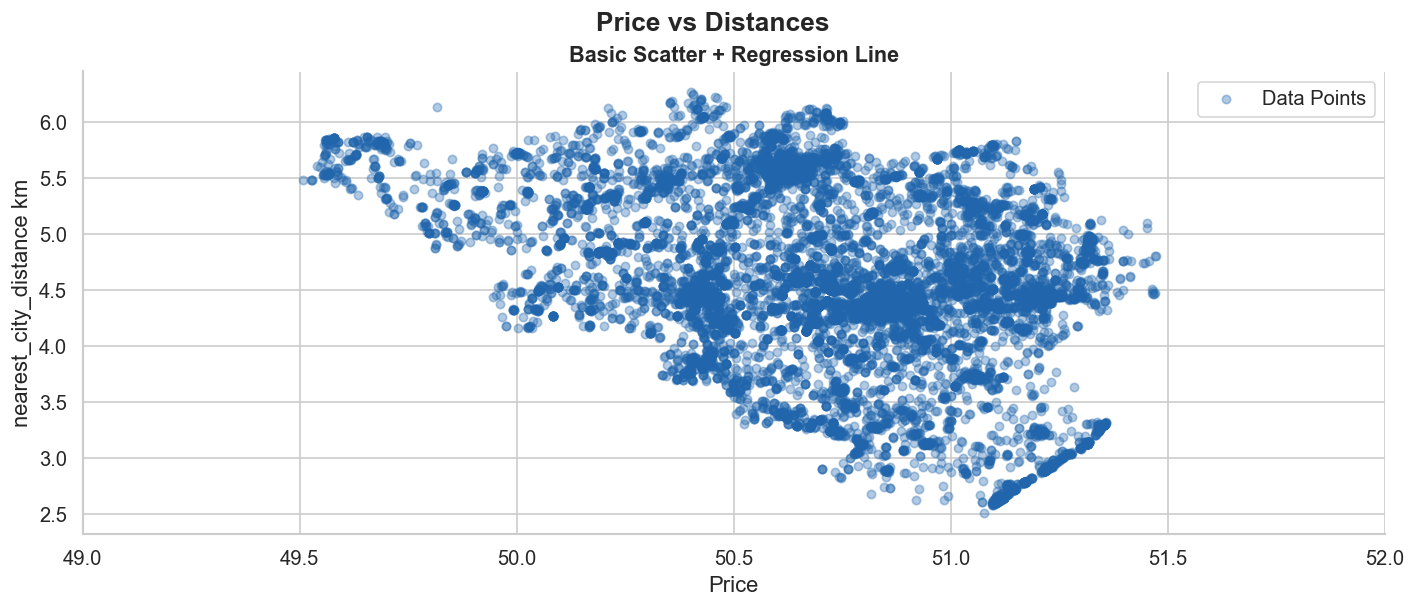
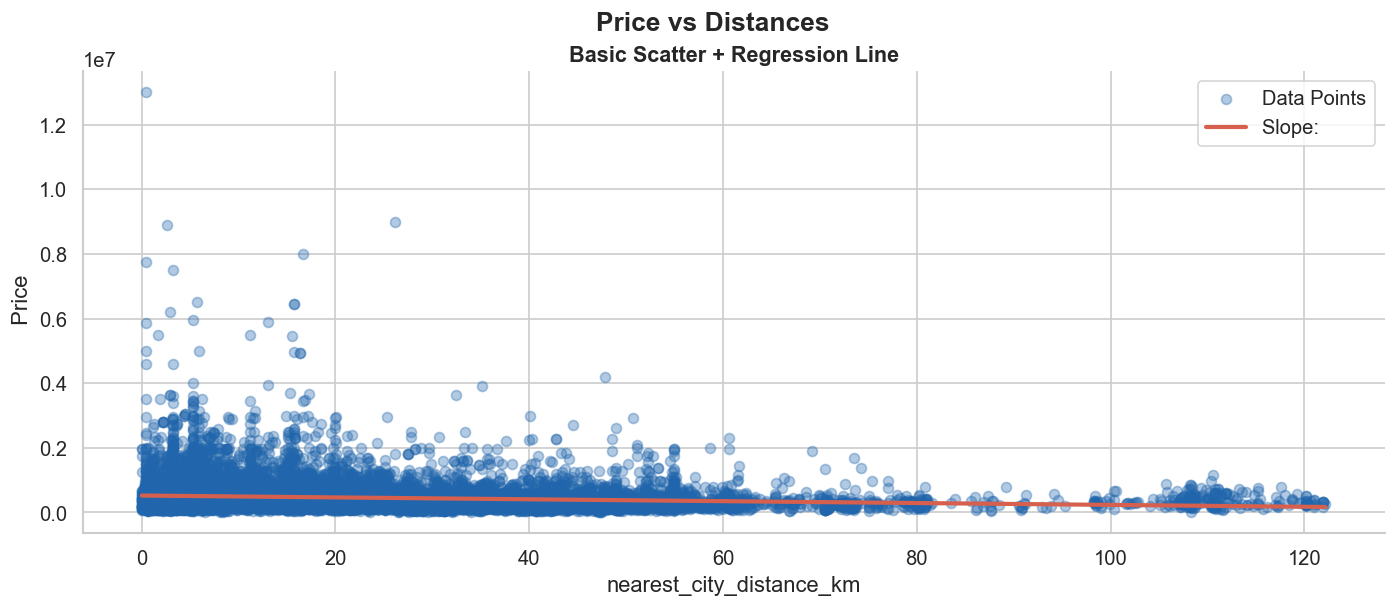
Code edit (unified diff) that turned the first committed figure into the second:
--- before
+++ after
@@ -1,13 +1,15 @@
+import numpy as np
 fig, ax = plt.subplots(figsize=(14, 5))
 fig.suptitle('Price vs Distances', fontweight='bold')
 
 # ── Basic scatter ──────────────────────────────────────────────────────────
-ax.scatter(closer['latitude'], closer['longitude'], alpha=0.35, color=BLUE, s=25, label='Data Points')
-
-ax.set_xlabel('Price')
-ax.set_ylabel('nearest_city_distance km')
+ax.scatter(closer['nearest_city_distance_km'],closer['price'], alpha=0.35, color=BLUE, label='Data Points')
+# Add regression line
+m, b = np.polyfit(closer['nearest_city_distance_km'],closer['price'],  1)
+x_line = np.linspace(closer['nearest_city_distance_km'].min(), closer['nearest_city_distance_km'].max(), 100)
+ax.plot(x_line, m*x_line + b, color=ORANGE, lw=2.5, label=f'Slope: ')
+ax.set_xlabel('nearest_city_distance_km')
+ax.set_ylabel(' Price')
 ax.set_title('Basic Scatter + Regression Line')
-#setting ticks
-ax.set_xticks(np.arange(49, 52.5, 0.5))
 
 ax.legend()

Commit: Looking at spearman